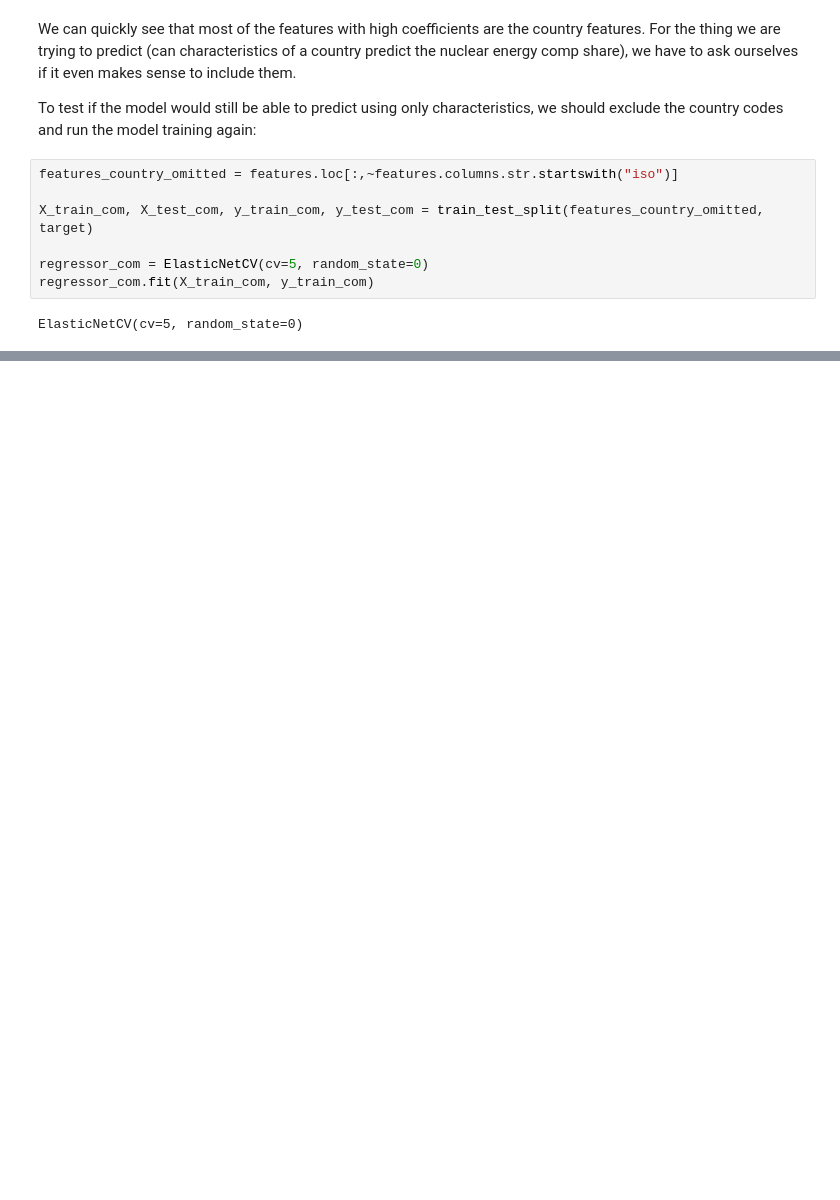
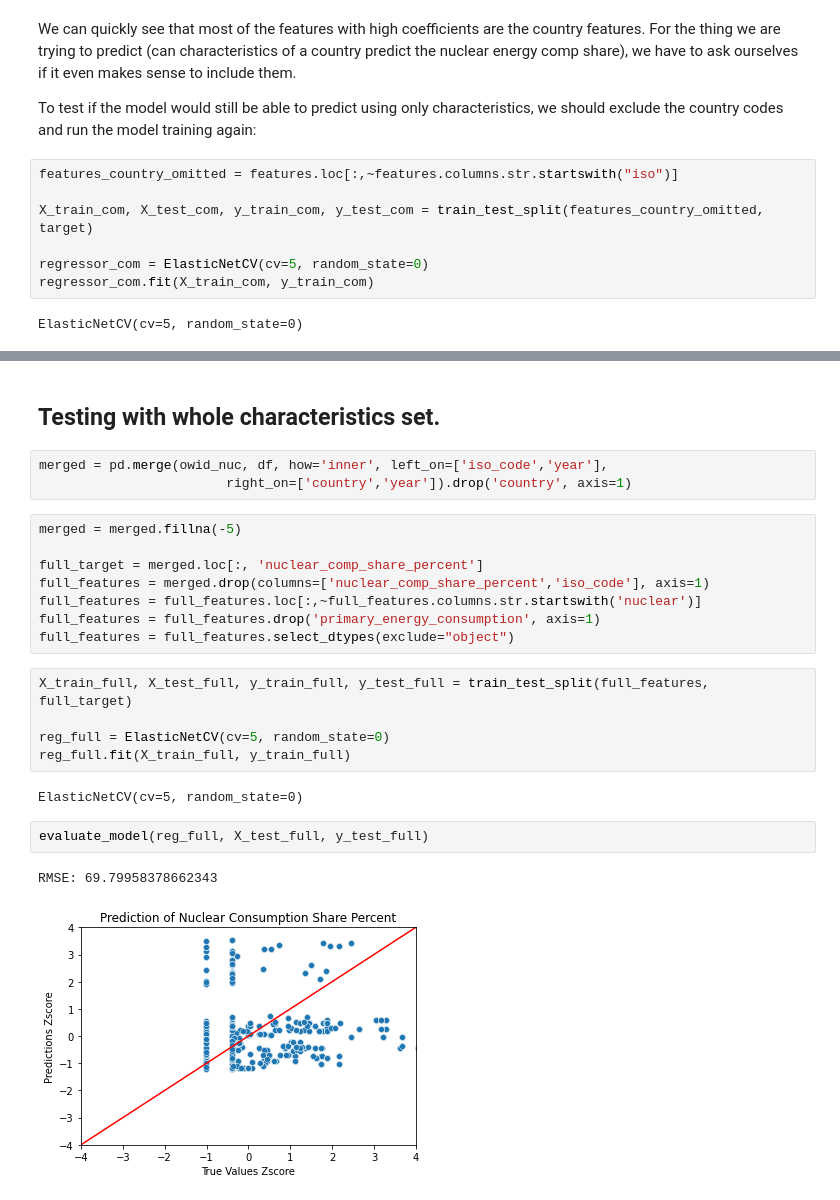
Before and after one commit to Molybdenum42/DOPP_Exercise3, a Jupyter notebook: Characteristic_of_Nuclear_Countries.ipynb, the cells around one changed output, grey strips where cells are left out. Cells and saved outputs as stored; diff of their text form; blank space fills up the shorter version.

```diff
--- a/Characteristic_of_Nuclear_Countries.ipynb
+++ b/Characteristic_of_Nuclear_Countries.ipynb
@@ -618,0 +652,25 @@ We can only really see noise being predicted by the model.
+# %% [markdown]
+## Testing with whole characteristics set.
+# %%
+merged = pd.merge(owid_nuc, df, how='inner', left_on=['iso_code','year'],
+                        right_on=['country','year']).drop('country', axis=1)
+# %%
+merged = merged.fillna(-5)
+
+full_target = merged.loc[:, 'nuclear_comp_share_percent']
+full_features = merged.drop(columns=['nuclear_comp_share_percent','iso_code'], axis=1)
+full_features = full_features.loc[:,~full_features.columns.str.startswith('nuclear')]
+full_features = full_features.drop('primary_energy_consumption', axis=1)
+full_features = full_features.select_dtypes(exclude="object")
+# %%
+X_train_full, X_test_full, y_train_full, y_test_full = train_test_split(full_features, full_target)
+
+reg_full = ElasticNetCV(cv=5, random_state=0)
+reg_full.fit(X_train_full, y_train_full)
+# %% [output]
+ElasticNetCV(cv=5, random_state=0)
+# %%
+evaluate_model(reg_full, X_test_full, y_test_full)
+# %% [output]
+RMSE: 69.79958378662343
+[figure, added]
```
Also changed, not shown: parts of 14 cells of this notebook.
